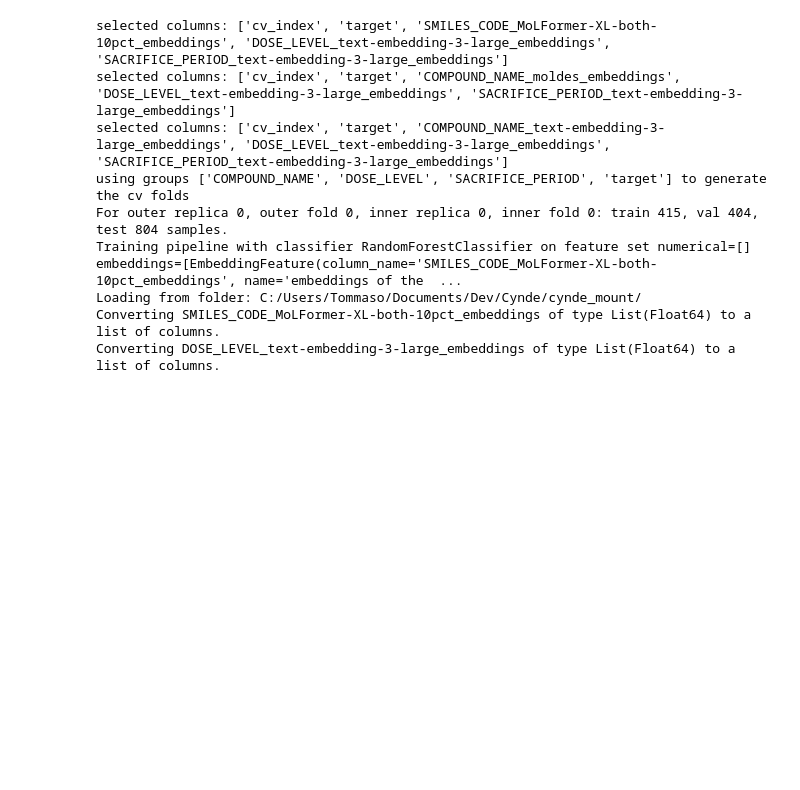
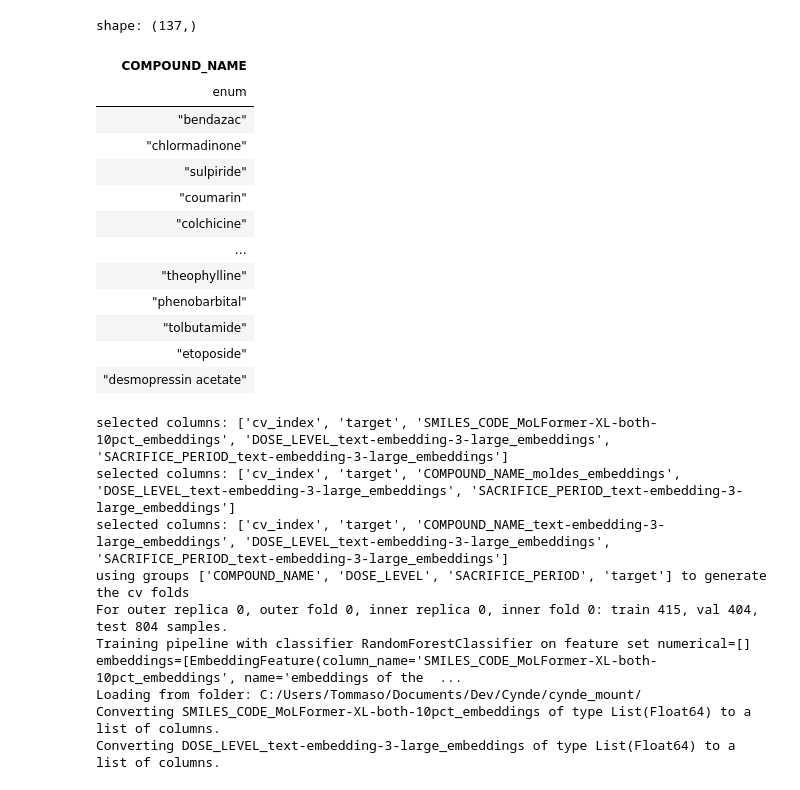
Before and after one commit to Neural-Dragon-AI/Cynde, a Jupyter notebook: examples/tggate.ipynb, the cells around one changed output. Drawn from its saved outputs; the diff is of its cells as text; code cells hidden in the pictures; blank space fills up the shorter version.

```diff
--- a/examples/tggate.ipynb
+++ b/examples/tggate.ipynb
@@ -52,6 +52,23 @@ shape: (1_623, 55)
 | 1620 | "ticlopidine" | "4 day" | "Middle" | 5 | 0.8 | 224.92 | 1 | ... |
 | 1621 | "WY-14643" | "8 day" | "Middle" | 5 | 1.0 | 270.6 | 1 | ... |
 | 1622 | "quinidine" | "8 day" | "Middle" | 5 | 0.0 | 254.14 | 0 | ... |
+# %%
+df["COMPOUND_NAME"].unique()
+# %% [output]
+shape: (137,)
+| COMPOUND_NAME |
+| enum |
+| "bendazac" |
+| "chlormadinone" |
+| "sulpiride" |
+| "coumarin" |
+| "colchicine" |
+| … |
+| "theophylline" |
+| "phenobarbital" |
+| "tolbutamide" |
+| "etoposide" |
+| "desmopressin acetate" |
 # %%
 
 
```
Also changed, not shown: parts of 1 cell of this notebook.
